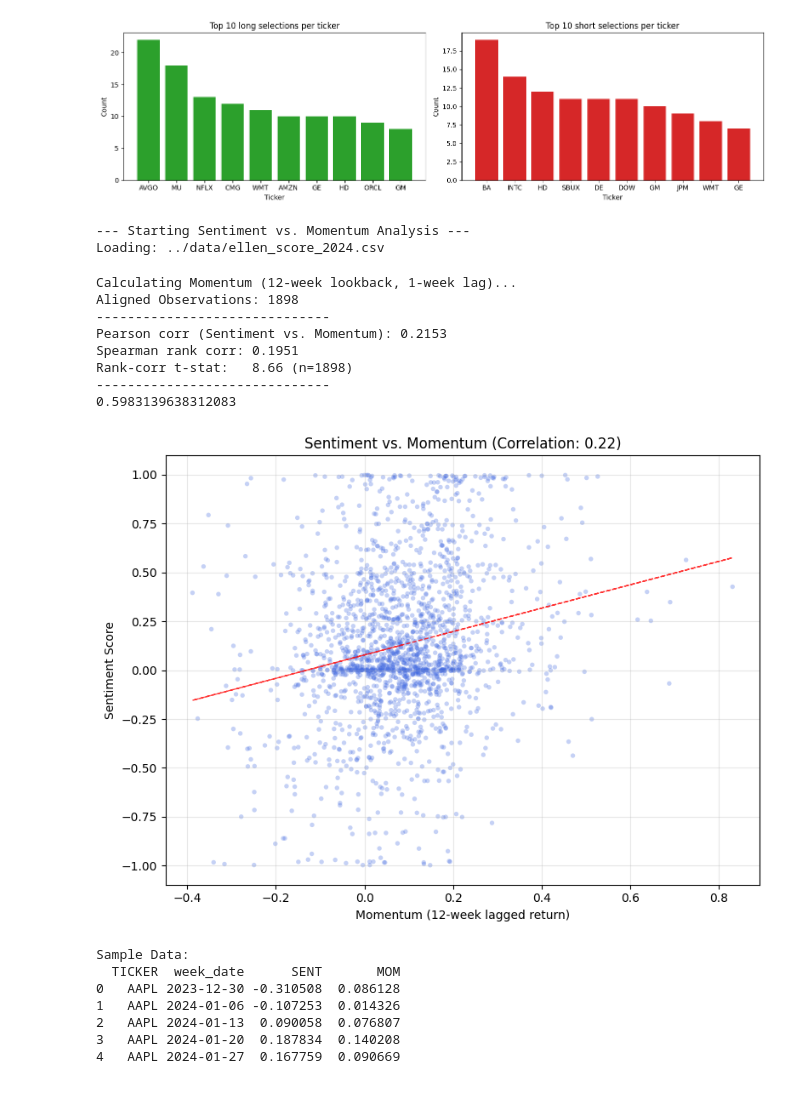
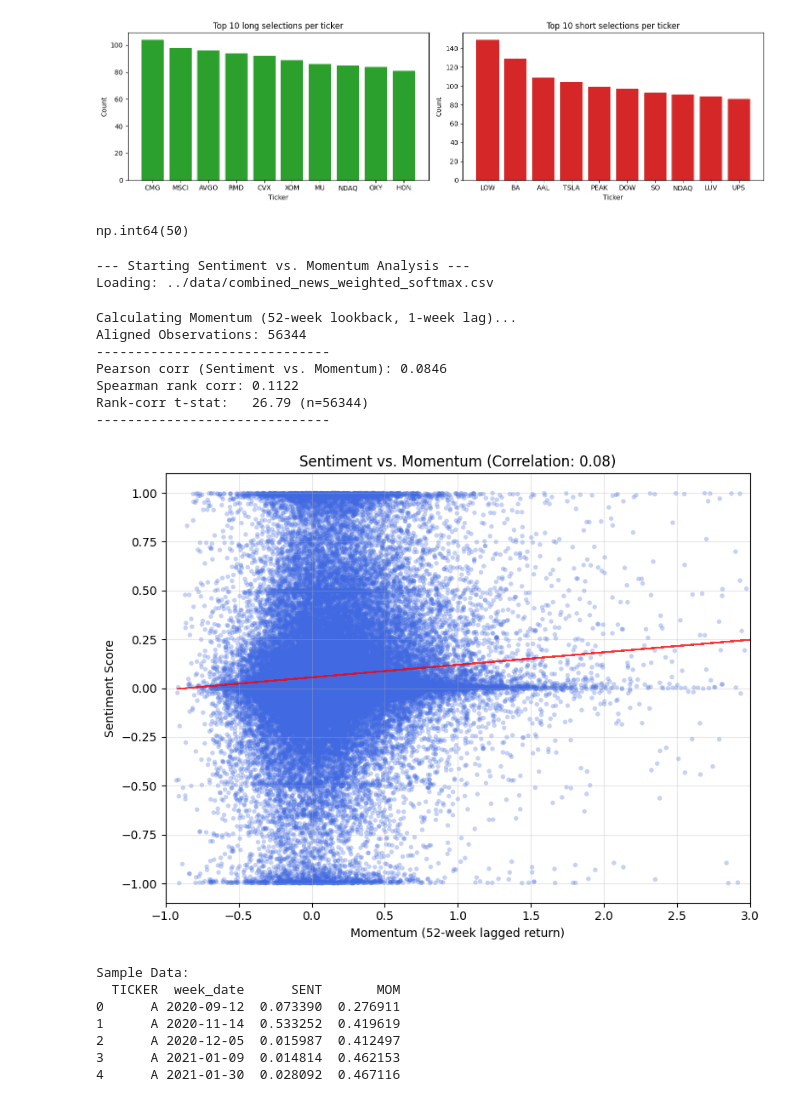
Before and after one commit to kktallam/ML-Capstone-Project-006, a Jupyter notebook: code/weekly_backtest.ipynb, the cells around one changed output. Saved outputs shown, nothing was run; the diff lists cells and outputs as text; code cells hidden in the pictures.

```diff
--- a/code/weekly_backtest.ipynb
+++ b/code/weekly_backtest.ipynb
@@ -8,8 +8,8 @@ import ast
 # --------------------------------------------------------------------------------
 # CONFIGURATION & PATHS
 # --------------------------------------------------------------------------------
-LONG_PCT = 0.2
-SHORT_PCT = 0.2
+LONG_PCT = 0.1
+SHORT_PCT = 0.1
 LEVERAGE = 1.0
 HOLDING_WEEKS = 1
 equal_weight = False  # Set to True for equal-weighted portfolio
@@ -17,7 +17,8 @@ equal_weight = False  # Set to True for equal-weighted portfolio
 SENTIMENT_2022 = "../data/daily_absa_2022.csv"
 SENTIMENT_2024 = "../data/daily_absa_2024.csv"
 
-SENTIMENT_paths = ["../data/ellen_score_2024.csv"]
+
+SENTIMENT_paths = ["../data/combined_news_weighted_softmax.csv"]
 SP500_MAPPING = "../data/sp_500_constituents.xlsx"
 STOCK_RET_PATH = 'momentum/s&p500ret.csv'
 SP500_RET_PATH = "../data/snp500_ret.csv"    # Path to index returns
@@ -418,0 +452,3 @@ End Date:        2024-12-21
+# %%
+df = pd.read_csv('../data/guardian_scores.csv')
+df['entity'].nunique()
@@ -503,7 +560,11 @@ axes[1].set_xlabel('Ticker')
 
 plt.tight_layout()
 # %% [output]
-[figure, old version]
+[figure, new version]
+# %%
+long_counts['TSLA']
+# %% [output]
+np.int64(50)
 # %%
 import pandas as pd
 import numpy as np
@@ -514,7 +575,7 @@ import ast
 # --------------------------------------------------------------------------------
 # CONFIGURATION & PATHS
 # --------------------------------------------------------------------------------
-LOOKBACK_WEEKS = 12
+LOOKBACK_WEEKS = 52
 SP500_MAPPING = "../data/sp_500_constituents.xlsx"
 STOCK_RET_PATH = "momentum/s&p500ret.csv"
 
@@ -655,48 +716,48 @@ def run_analysis():
     print(f"Pearson corr (Sentiment vs. Momentum): {pearson_corr:.4f}")
     print(f"Spearman rank corr: {spearman_corr:.4f}")
     print(f"Rank-corr t-stat:   {t_stat:.2f} (n={obs})")
     print("-" * 30)
 
     # 6. Plot
     plt.figure(figsize=(8, 6))
     plt.scatter(alpha_mom['MOM'], alpha_mom['SENT'], alpha=0.3, s=15, c='royalblue', edgecolors='none')
 
     # Add a trendline for visual aid
     m, b = np.polyfit(alpha_mom['MOM'], alpha_mom['SENT'], 1)
     plt.plot(alpha_mom['MOM'], m*alpha_mom['MOM'] + b, color='red', linestyle='--', alpha=0.8, linewidth=1)
 
     plt.xlabel(f'Momentum ({LOOKBACK_WEEKS}-week lagged return)')
     plt.ylabel('Sentiment Score')
     plt.title(f'Sentiment vs. Momentum (Correlation: {pearson_corr:.2f})')
     plt.grid(True, alpha=0.3)
+    plt.xlim([-1,3])
     plt.tight_layout()
     plt.show()
 
     # Display head of data
     print("\nSample Data:")
     print(alpha_mom.head())
 
 
 run_analysis()
 # %% [output]
 --- Starting Sentiment vs. Momentum Analysis ---
-Loading: ../data/ellen_score_2024.csv
+Loading: ../data/combined_news_weighted_softmax.csv
-Calculating Momentum (12-week lookback, 1-week lag)...
-Aligned Observations: 1898
+Calculating Momentum (52-week lookback, 1-week lag)...
+Aligned Observations: 56344
 ------------------------------
-Pearson corr (Sentiment vs. Momentum): 0.2153
-Spearman rank corr: 0.1951
-Rank-corr t-stat:   8.66 (n=1898)
+Pearson corr (Sentiment vs. Momentum): 0.0846
+Spearman rank corr: 0.1122
+Rank-corr t-stat:   26.79 (n=56344)
 ------------------------------
-0.5983139638312083
-[figure, old version]
+[figure, new version]
 Sample Data:
   TICKER  week_date      SENT       MOM
-0   AAPL 2023-12-30 -0.310508  0.086128
-1   AAPL 2024-01-06 -0.107253  0.014326
-2   AAPL 2024-01-13  0.090058  0.076807
-3   AAPL 2024-01-20  0.187834  0.140208
-4   AAPL 2024-01-27  0.167759  0.090669
+0      A 2020-09-12  0.073390  0.276911
+1      A 2020-11-14  0.533252  0.419619
+2      A 2020-12-05  0.015987  0.412497
+3      A 2021-01-09  0.014814  0.462153
+4      A 2021-01-30  0.028092  0.467116
 # %%
 import pandas as pd
 import numpy as np
```
Also changed, not shown: parts of 21 cells of this notebook, 10 other files.
